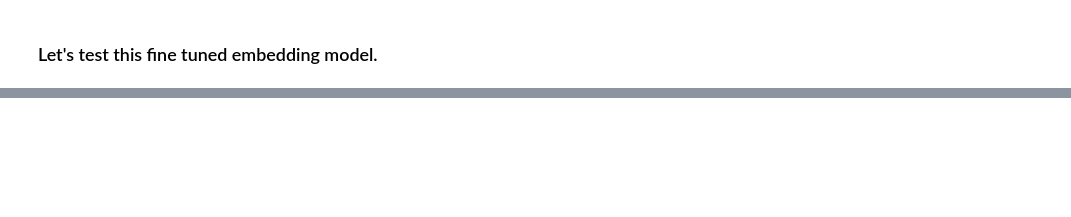
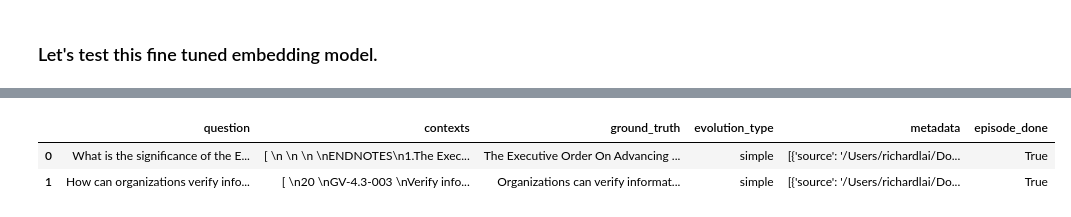
Before and after one commit to rgtlai/ai-policy-rag, a Jupyter notebook: src/sdg/Fine_TunedP2.ipynb, the cells around one changed output, grey strips where cells are left out. Drawn from its saved outputs; the diff is of its cells as text; code cells hidden in the pictures; blank space fills up the shorter version.

```diff
--- a/src/sdg/Fine_TunedP2.ipynb
+++ b/src/sdg/Fine_TunedP2.ipynb
@@ -26,0 +45,8 @@ Error:
+# %%
+testset
+test_df = testset.to_pandas()
+test_df.head(2)
+# %% [output]
+|  | question | contexts | ground_truth | evolution_type | metadata | episode_done |
+| 0 | What is the significance of the E... | [ \n \n \n \nENDNOTES\n1.The Exec... | The Executive Order On Advancing ... | simple | [{'source': '/Users/richardlai/Do... | True |
+| 1 | How can organizations verify info... | [ \n20 \nGV-4.3-003 \nVerify info... | Organizations can verify informat... | simple | [{'source': '/Users/richardlai/Do... | True |
```
Also changed, not shown: parts of 11 cells of this notebook, 14 other files.
